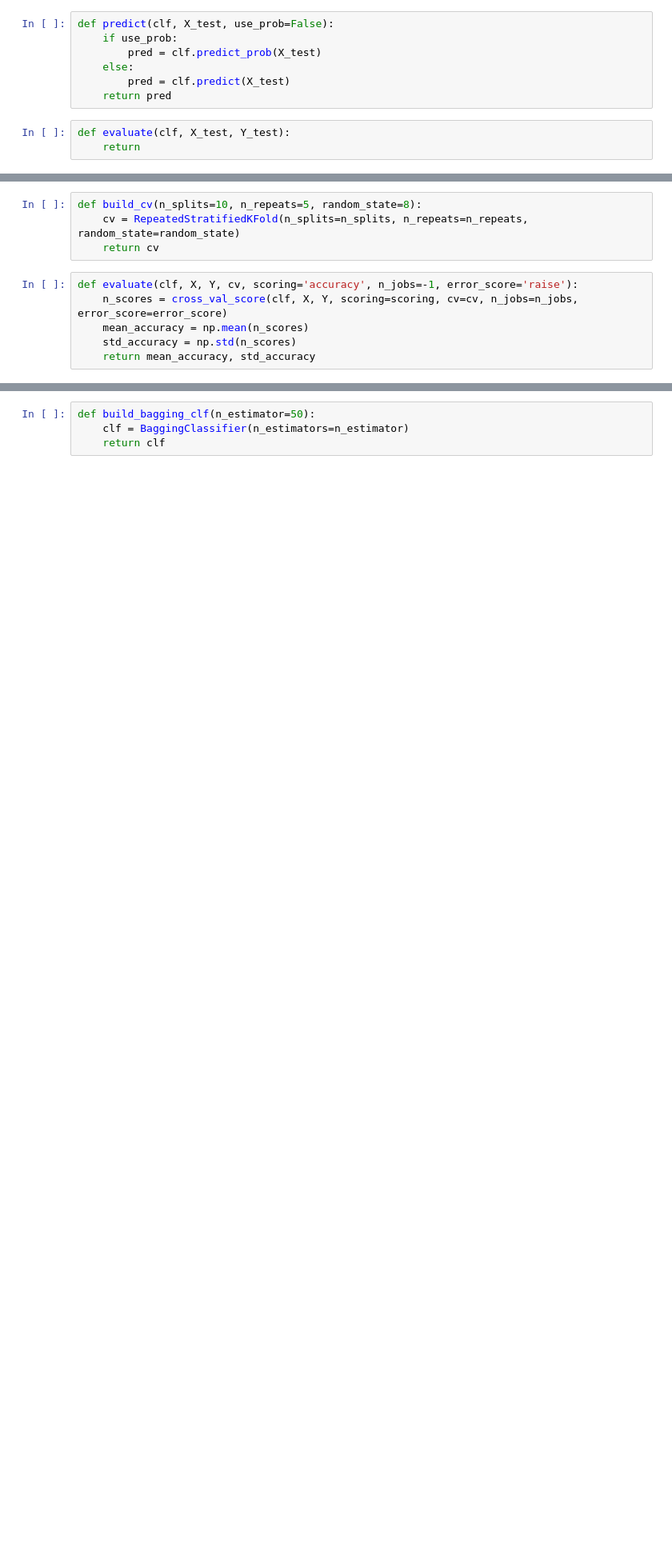
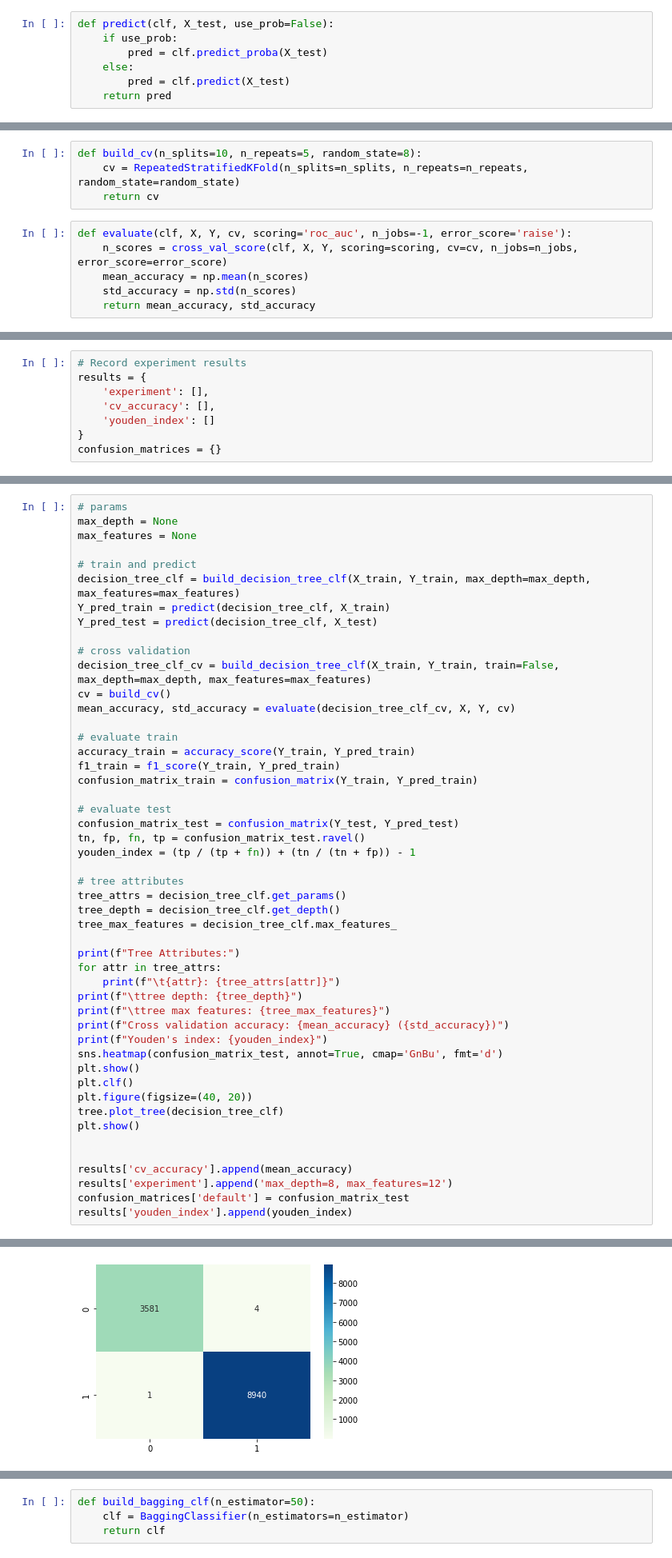
Before and after one commit to DimensionPrism/CSCI-4962-Projects-in-ML-and-AI, a Jupyter notebook: HW2/Homework2.ipynb, the cells around one changed output, grey strips where cells are left out. Shown at 80% size. Drawn from its saved outputs; the diff is of its cells as text; blank space fills up the shorter version.

```diff
--- a/HW2/Homework2.ipynb
+++ b/HW2/Homework2.ipynb
@@ -71,10 +71,7 @@ def build_decision_tree_clf(X_train, Y_train, train=True, max_depth=None, min_sa
 # %%
 def predict(clf, X_test, use_prob=False):
     if use_prob:
-        pred = clf.predict_prob(X_test)
+        pred = clf.predict_proba(X_test)
     else:
         pred = clf.predict(X_test)
     return pred
-# %%
-def evaluate(clf, X_test, Y_test):
-    return
@@ -337,7 +80,7 @@ def build_cv(n_splits=10, n_repeats=5, random_state=8):
     cv = RepeatedStratifiedKFold(n_splits=n_splits, n_repeats=n_repeats, random_state=random_state)
     return cv
 # %%
-def evaluate(clf, X, Y, cv, scoring='accuracy', n_jobs=-1, error_score='raise'):
+def evaluate(clf, X, Y, cv, scoring='roc_auc', n_jobs=-1, error_score='raise'):
     n_scores = cross_val_score(clf, X, Y, scoring=scoring, cv=cv, n_jobs=n_jobs, error_score=error_score)
     mean_accuracy = np.mean(n_scores)
     std_accuracy = np.std(n_scores)
@@ -344,0 +91,8 @@ def evaluate(clf, X, Y, cv, scoring='accuracy', n_jobs=-1, error_score='raise'):
+# %%
+# Record experiment results
+results = {
+    'experiment': [],
+    'cv_accuracy': [],
+    'youden_index': []
+}
+confusion_matrices = {}
@@ -344,0 +102,50 @@ def evaluate(clf, X, Y, cv, scoring='accuracy', n_jobs=-1, error_score='raise'):
+# %%
+# params
+max_depth = None
+max_features = None
+
+# train and predict
+decision_tree_clf = build_decision_tree_clf(X_train, Y_train, max_depth=max_depth, max_features=max_features)
+Y_pred_train = predict(decision_tree_clf, X_train)
+Y_pred_test = predict(decision_tree_clf, X_test)
+
+# cross validation
+decision_tree_clf_cv = build_decision_tree_clf(X_train, Y_train, train=False, max_depth=max_depth, max_features=max_features)
+cv = build_cv()
+mean_accuracy, std_accuracy = evaluate(decision_tree_clf_cv, X, Y, cv)
+
+# evaluate train
+accuracy_train = accuracy_score(Y_train, Y_pred_train)
+f1_train = f1_score(Y_train, Y_pred_train)
+confusion_matrix_train = confusion_matrix(Y_train, Y_pred_train)
+
+# evaluate test
+confusion_matrix_test = confusion_matrix(Y_test, Y_pred_test)
+tn, fp, fn, tp = confusion_matrix_test.ravel()
+youden_index = (tp / (tp + fn)) + (tn / (tn + fp)) - 1
+
+# tree attributes
+tree_attrs = decision_tree_clf.get_params()
+tree_depth = decision_tree_clf.get_depth()
+tree_max_features = decision_tree_clf.max_features_
+
+print(f"Tree Attributes:")
+for attr in tree_attrs:
+    print(f"\t{attr}: {tree_attrs[attr]}")
+print(f"\ttree depth: {tree_depth}")
+print(f"\ttree max features: {tree_max_features}")
+print(f"Cross validation accuracy: {mean_accuracy} ({std_accuracy})")
+print(f"Youden's index: {youden_index}")
+sns.heatmap(confusion_matrix_test, annot=True, cmap='GnBu', fmt='d')
+plt.show()
+plt.clf()
+plt.figure(figsize=(40, 20))
+tree.plot_tree(decision_tree_clf)
+plt.show()
+
+
+results['cv_accuracy'].append(mean_accuracy)
+results['experiment'].append('max_depth=8, max_features=12')
+confusion_matrices['default'] = confusion_matrix_test
+results['youden_index'].append(youden_index)
+# %% [output]
@@ -344,0 +169 @@ def evaluate(clf, X, Y, cv, scoring='accuracy', n_jobs=-1, error_score='raise'):
+[figure, added]
```
Also changed, not shown: parts of 40 cells of this notebook, 1 other file.
